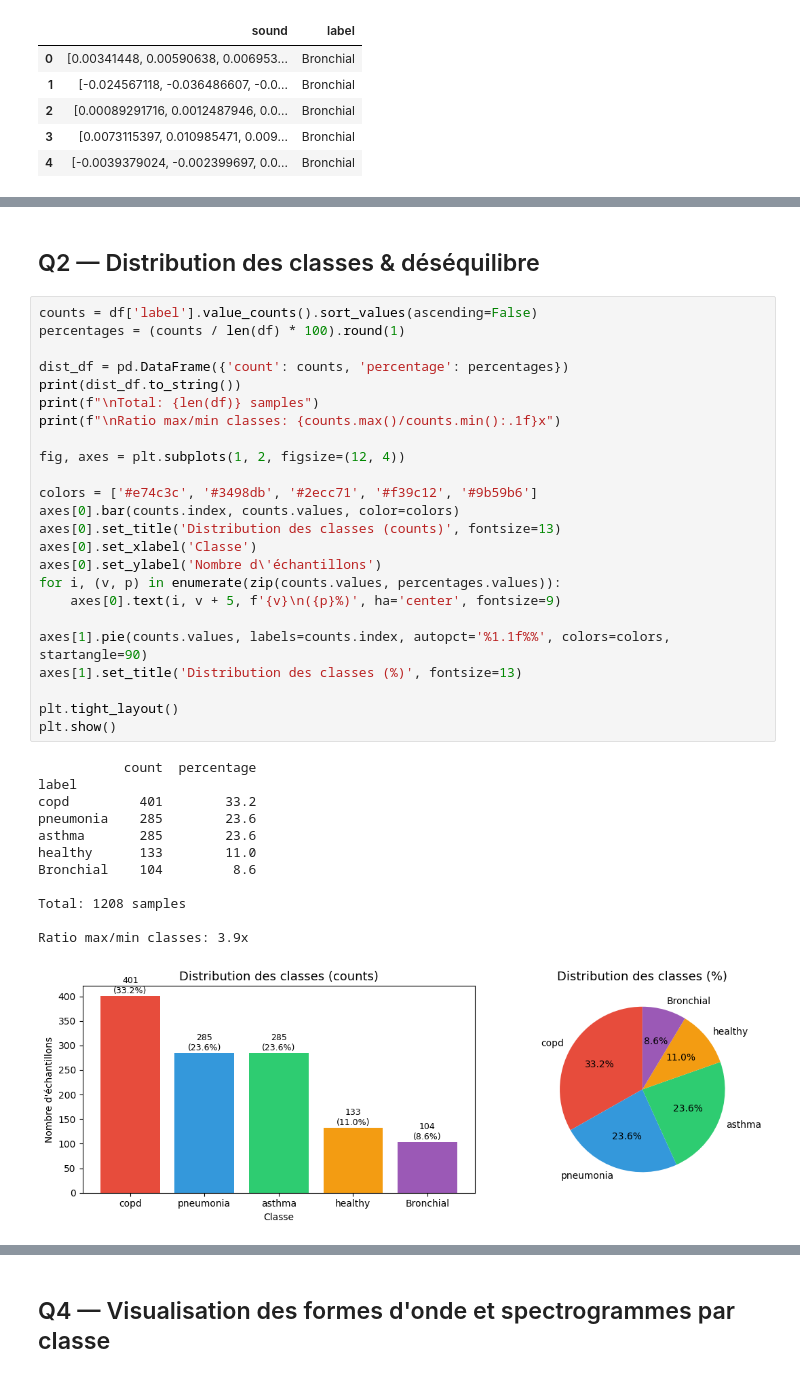
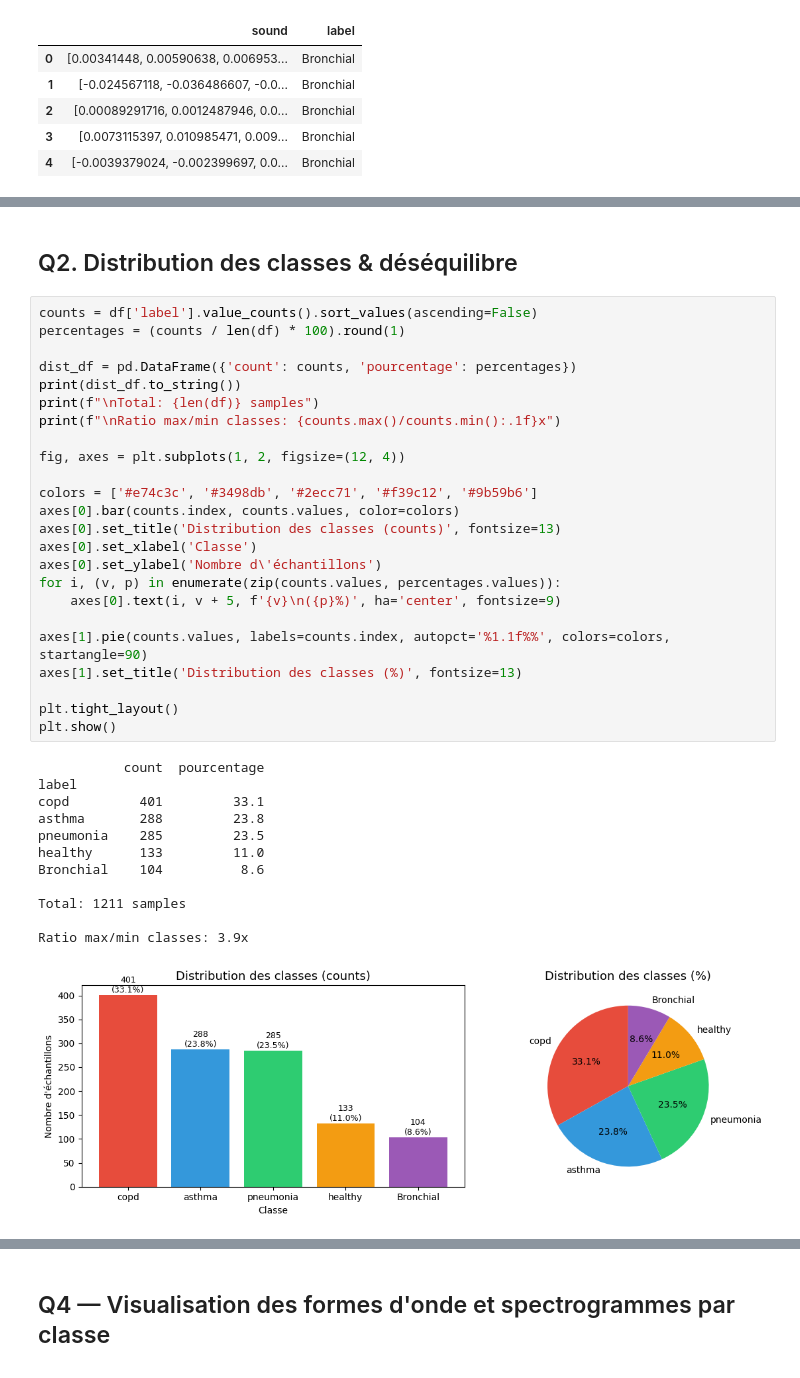
Before and after one commit to Coaraa/respiratory-disease-detection, a Jupyter notebook: data_explore.ipynb, the cells around one changed output, grey strips where cells are left out. Cells and saved outputs as stored; diff of their text form.

```diff
--- a/data_explore.ipynb
+++ b/data_explore.ipynb
@@ -71,40 +60,40 @@ Text(0.5, 1.0, 'Distribution des classes')
 # %% [markdown]
-## Q2 — Distribution des classes & déséquilibre
+## Q2. Distribution des classes & déséquilibre
 # %%
 counts = df['label'].value_counts().sort_values(ascending=False)
 percentages = (counts / len(df) * 100).round(1)
 
-dist_df = pd.DataFrame({'count': counts, 'percentage': percentages})
+dist_df = pd.DataFrame({'count': counts, 'pourcentage': percentages})
 print(dist_df.to_string())
 print(f"\nTotal: {len(df)} samples")
 print(f"\nRatio max/min classes: {counts.max()/counts.min():.1f}x")
 
 fig, axes = plt.subplots(1, 2, figsize=(12, 4))
 
 colors = ['#e74c3c', '#3498db', '#2ecc71', '#f39c12', '#9b59b6']
 axes[0].bar(counts.index, counts.values, color=colors)
 axes[0].set_title('Distribution des classes (counts)', fontsize=13)
 axes[0].set_xlabel('Classe')
 axes[0].set_ylabel('Nombre d\'échantillons')
 for i, (v, p) in enumerate(zip(counts.values, percentages.values)):
     axes[0].text(i, v + 5, f'{v}\n({p}%)', ha='center', fontsize=9)
 
 axes[1].pie(counts.values, labels=counts.index, autopct='%1.1f%%', colors=colors, startangle=90)
 axes[1].set_title('Distribution des classes (%)', fontsize=13)
 
 plt.tight_layout()
 plt.show()
 # %% [output]
-           count  percentage
+           count  pourcentage
 label
-copd         401        33.2
-pneumonia    285        23.6
-asthma       285        23.6
-healthy      133        11.0
-Bronchial    104         8.6
+copd         401         33.1
+asthma       288         23.8
+pneumonia    285         23.5
+healthy      133         11.0
+Bronchial    104          8.6
 
-Total: 1208 samples
+Total: 1211 samples
 
 Ratio max/min classes: 3.9x
-[figure, old version]
+[figure, new version]
 # %% [markdown]
```
Also changed, not shown: parts of 14 cells of this notebook.
